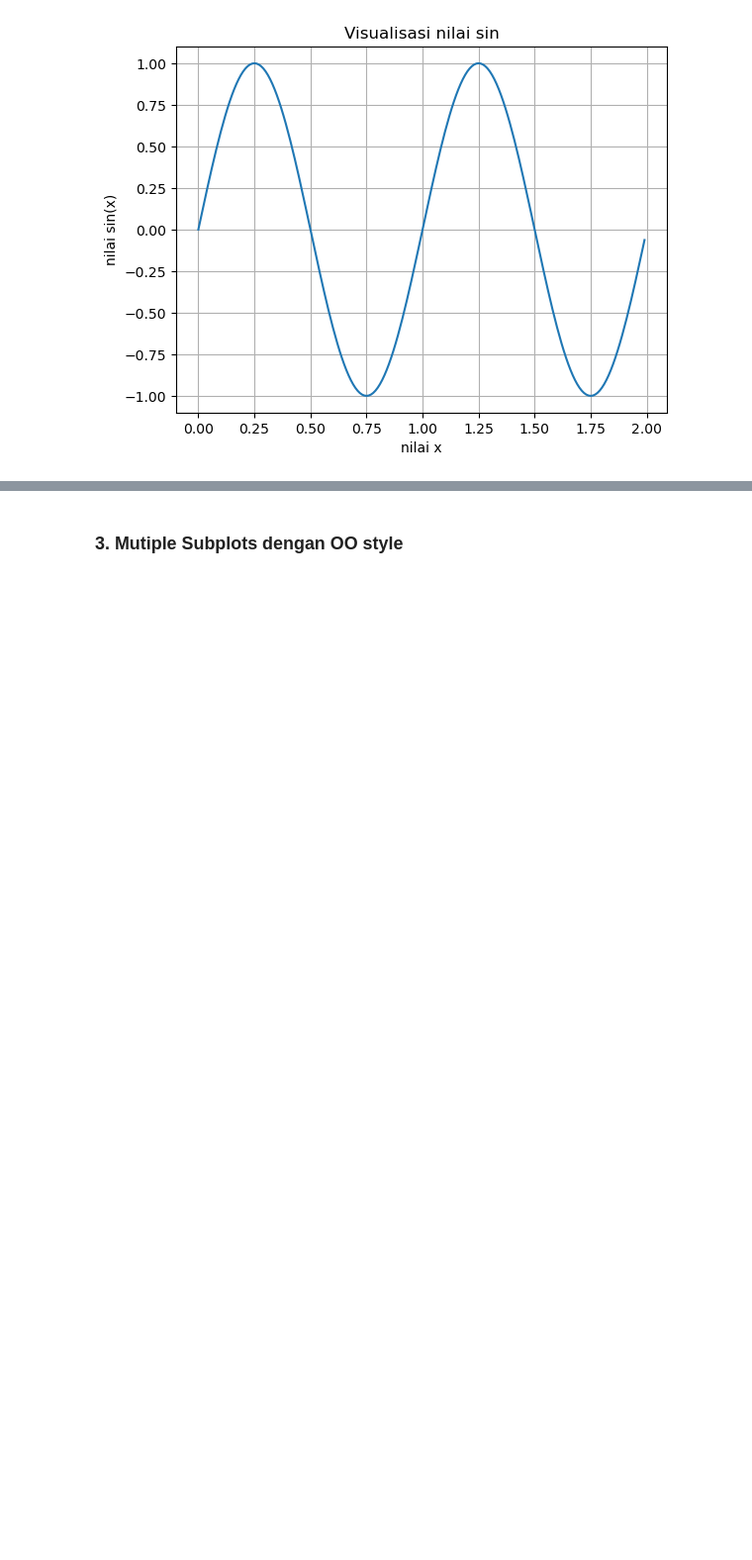
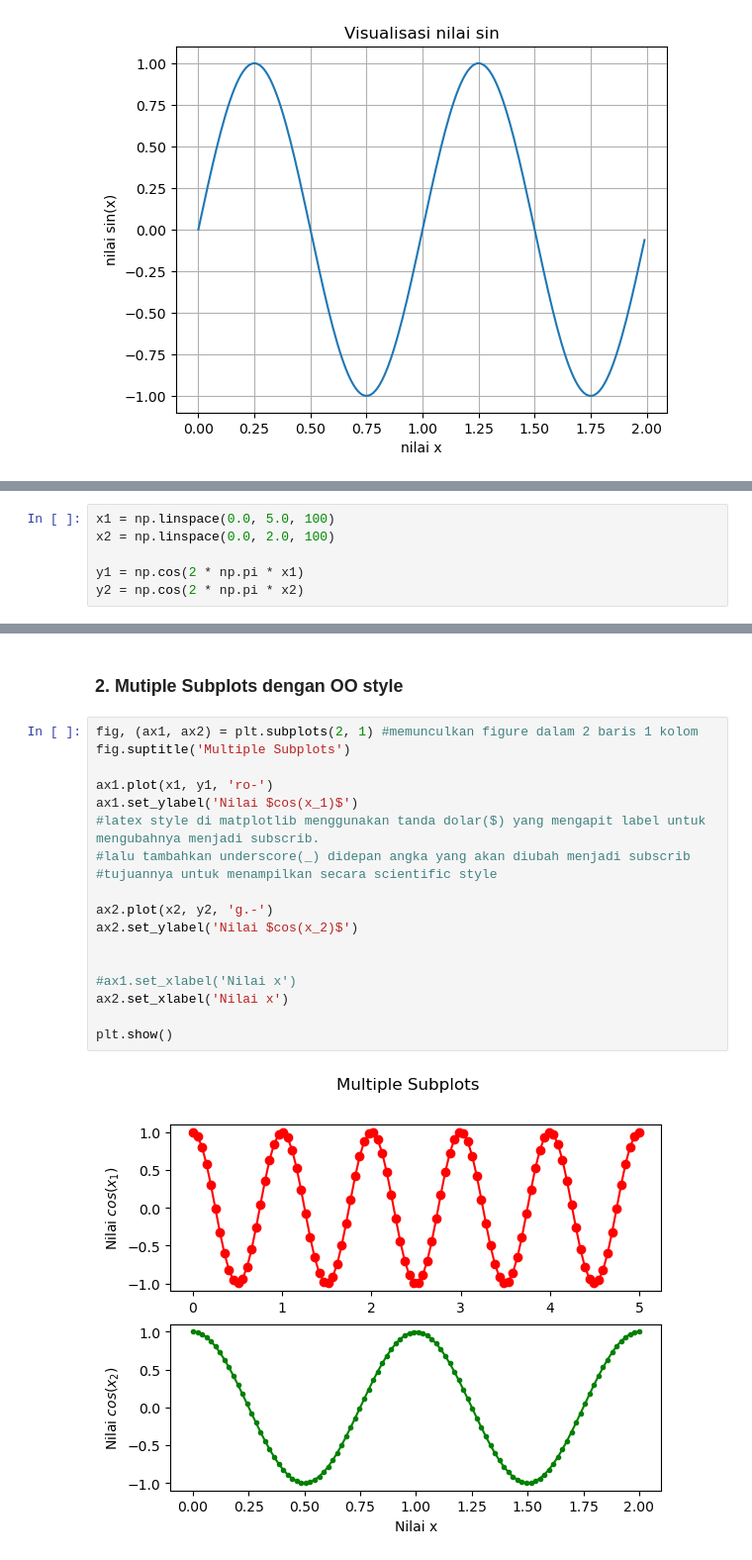
Before and after one commit to Edy-Mochamad/Learn-visualization-data, a Jupyter notebook: pengenalan-Matplotlib.ipynb, the cells around one changed output, grey strips where cells are left out. Shown at 99% size. Drawn from its saved outputs; the diff is of its cells as text; blank space fills up the shorter version.

Commit message:
Multiple subplots OO & pyplot style

```diff
--- a/pengenalan-Matplotlib.ipynb
+++ b/pengenalan-Matplotlib.ipynb
@@ -367,0 +368,6 @@ plt.grid();
+# %%
+x1 = np.linspace(0.0, 5.0, 100)
+x2 = np.linspace(0.0, 2.0, 100)
+
+y1 = np.cos(2 * np.pi * x1)
+y2 = np.cos(2 * np.pi * x2)
@@ -368,2 +397,22 @@ plt.grid();
 # %% [markdown]
-### **3. Mutiple Subplots dengan OO style**
+### **2. Mutiple Subplots dengan OO style**
+# %%
+fig, (ax1, ax2) = plt.subplots(2, 1) #memunculkan figure dalam 2 baris 1 kolom
+fig.suptitle('Multiple Subplots')
+
+ax1.plot(x1, y1, 'ro-')
+ax1.set_ylabel('Nilai $cos(x_1)$')
+#latex style di matplotlib menggunakan tanda dolar($) yang mengapit label untuk mengubahnya menjadi subscrib.
+#lalu tambahkan underscore(_) didepan angka yang akan diubah menjadi subscrib
+#tujuannya untuk menampilkan secara scientific style
+
+ax2.plot(x2, y2, 'g.-')
+ax2.set_ylabel('Nilai $cos(x_2)$')
+
+
+#ax1.set_xlabel('Nilai x')
+ax2.set_xlabel('Nilai x')
+
+plt.show()
+# %% [output]
+[figure, added]
```
Also changed, not shown: parts of 5 cells of this notebook.
